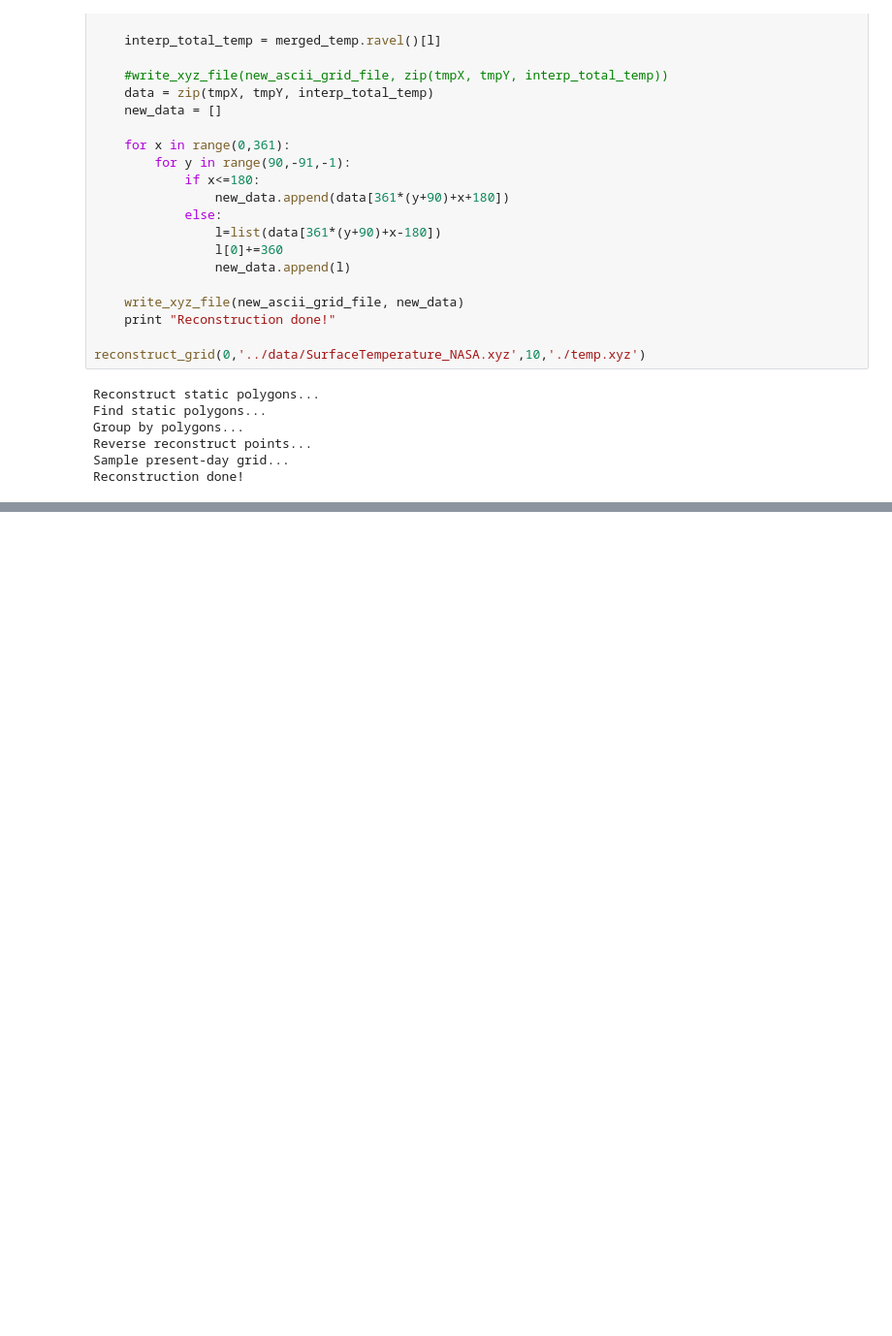
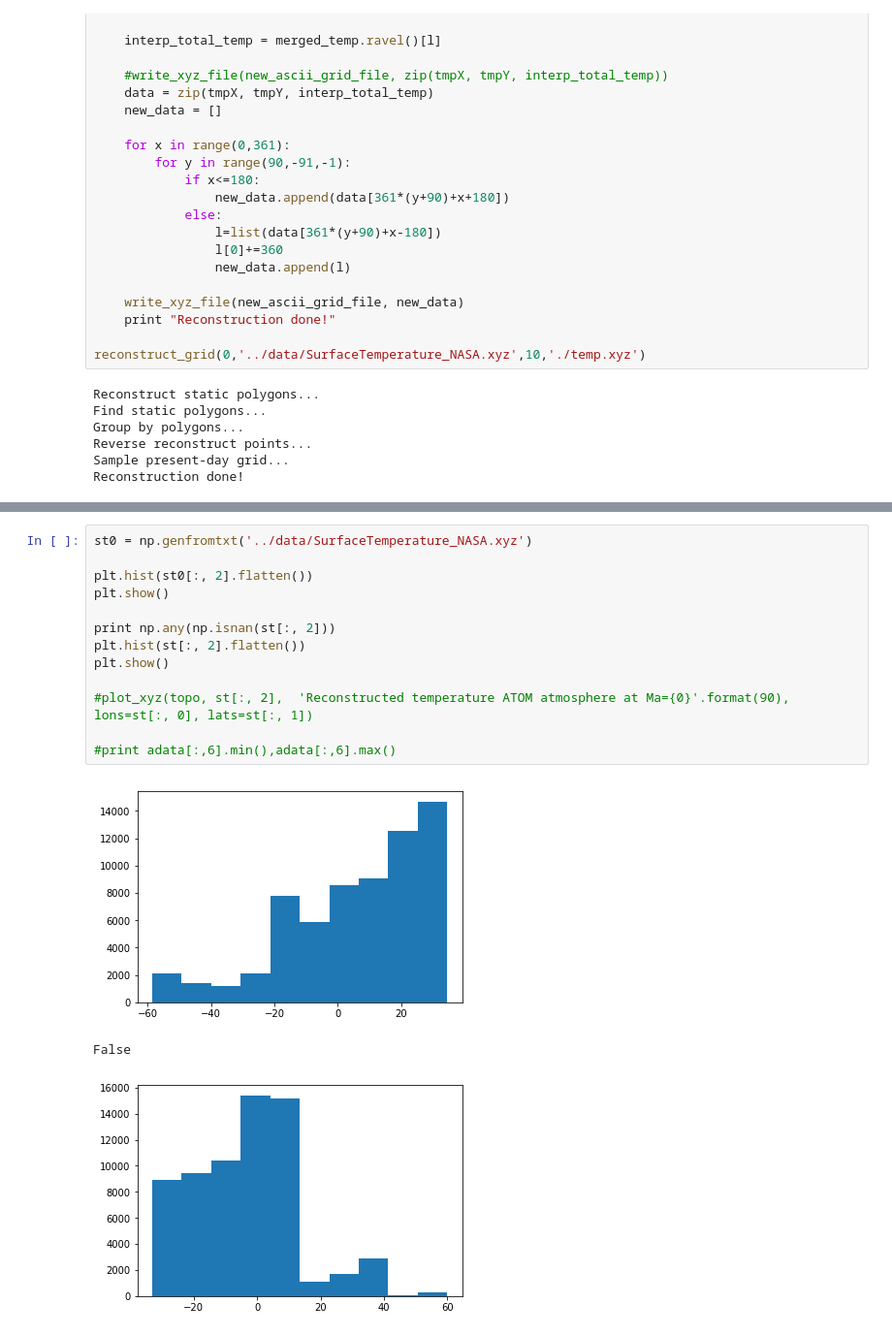
Before and after one commit to atom-model/ATOM, a Jupyter notebook: benchmark/grid_reconstruction/Reconstruct_ATOM_grids.ipynb, the cells around one changed output, grey strips where cells are left out. Shown at 97% size. Saved outputs shown, nothing was run; the diff lists cells and outputs as text; blank space fills up the shorter version.

```diff
--- a/benchmark/grid_reconstruction/Reconstruct_ATOM_grids.ipynb
+++ b/benchmark/grid_reconstruction/Reconstruct_ATOM_grids.ipynb
@@ -432,0 +490,17 @@ for t in range(90,110,10):
+# %%
+st0 = np.genfromtxt('../data/SurfaceTemperature_NASA.xyz')
+
+plt.hist(st0[:, 2].flatten())
+plt.show()
+
+print np.any(np.isnan(st[:, 2]))
+plt.hist(st[:, 2].flatten())
+plt.show()
+
+#plot_xyz(topo, st[:, 2],  'Reconstructed temperature ATOM atmosphere at Ma={0}'.format(90), lons=st[:, 0], lats=st[:, 1])
+
+#print adata[:,6].min(),adata[:,6].max()
+# %% [output]
+[figure, added]
+False
+[figure, added]
```
Also changed, not shown: parts of 6 cells of this notebook, 2 other files.
